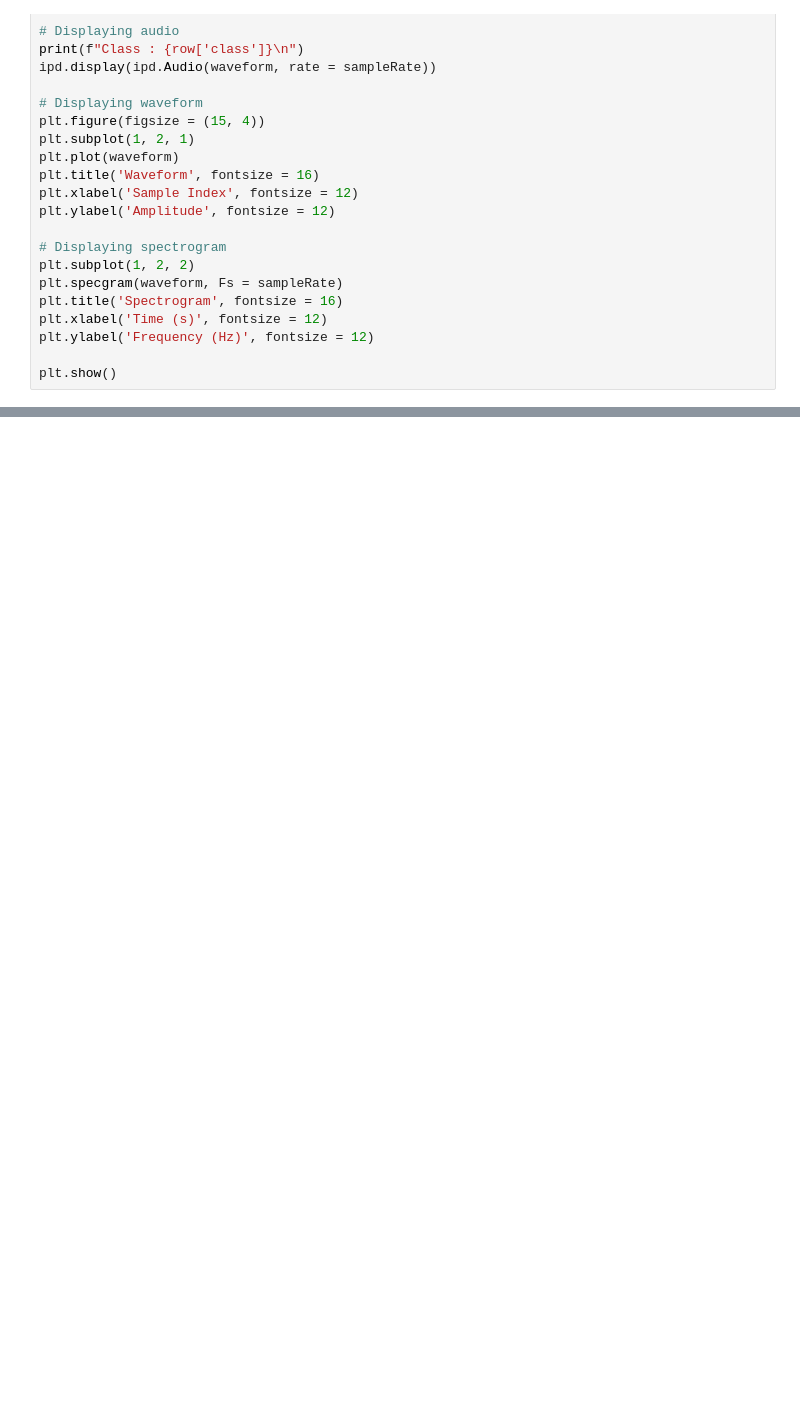
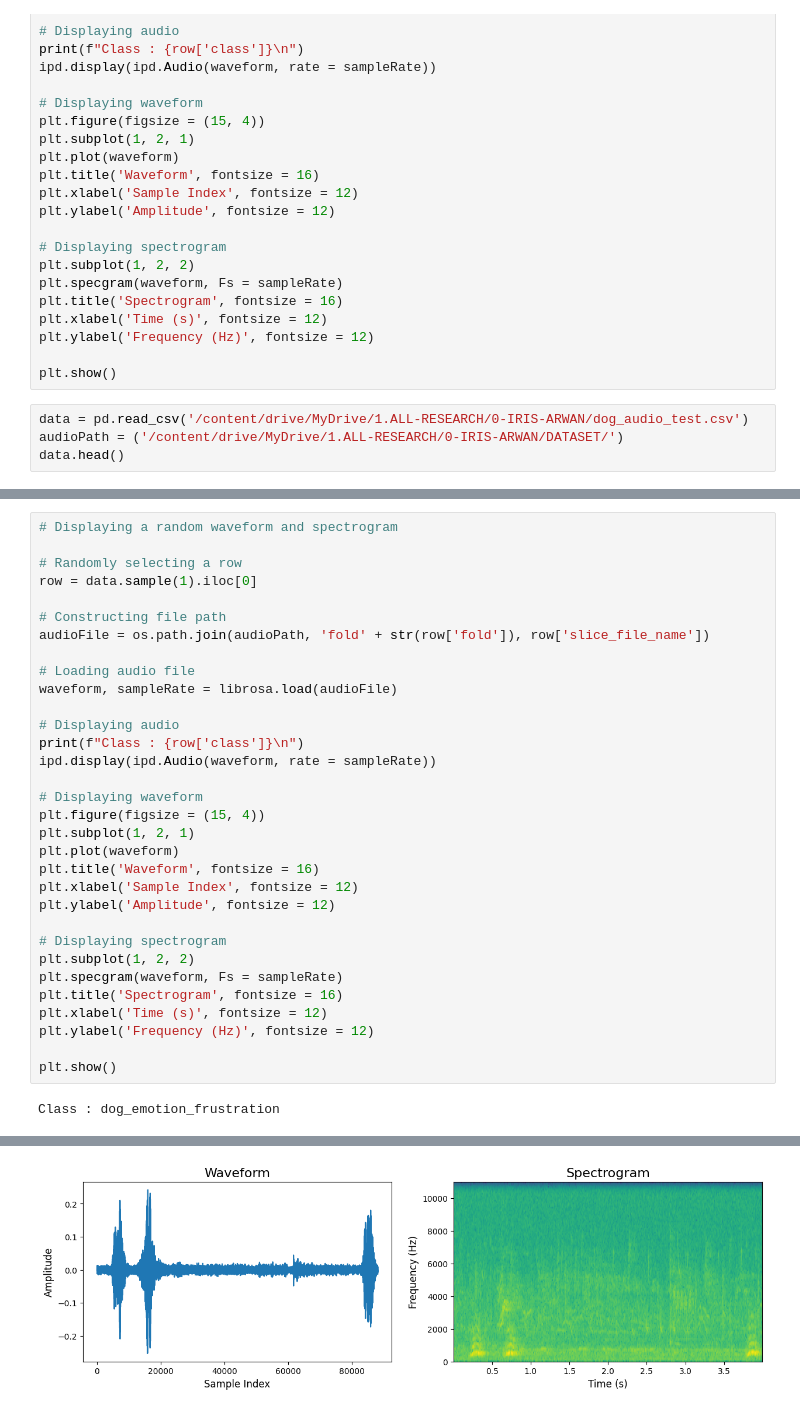
Before and after one commit to Arwan1/dog-repo, a Jupyter notebook: Dog_classification_project3.ipynb, the cells around one changed output, grey strips where cells are left out. Saved outputs shown, nothing was run; the diff lists cells and outputs as text; blank space fills up the shorter version.

```diff
--- a/Dog_classification_project3.ipynb
+++ b/Dog_classification_project3.ipynb
@@ -172,3 +172,7 @@ plt.xlabel('Time (s)', fontsize = 12)
 plt.ylabel('Frequency (Hz)', fontsize = 12)
 
 plt.show()
+# %%
+data = pd.read_csv('/content/drive/MyDrive/1.ALL-RESEARCH/0-IRIS-ARWAN/dog_audio_test.csv')
+audioPath = ('/content/drive/MyDrive/1.ALL-RESEARCH/0-IRIS-ARWAN/DATASET/')
+data.head()
@@ -174,0 +186,34 @@ plt.show()
+# %%
+# Displaying a random waveform and spectrogram
+
+# Randomly selecting a row
+row = data.sample(1).iloc[0]
+
+# Constructing file path
+audioFile = os.path.join(audioPath, 'fold' + str(row['fold']), row['slice_file_name'])
+
+# Loading audio file
+waveform, sampleRate = librosa.load(audioFile)
+
+# Displaying audio
+print(f"Class : {row['class']}\n")
+ipd.display(ipd.Audio(waveform, rate = sampleRate))
+
+# Displaying waveform
+plt.figure(figsize = (15, 4))
+plt.subplot(1, 2, 1)
+plt.plot(waveform)
+plt.title('Waveform', fontsize = 16)
+plt.xlabel('Sample Index', fontsize = 12)
+plt.ylabel('Amplitude', fontsize = 12)
+
+# Displaying spectrogram
+plt.subplot(1, 2, 2)
+plt.specgram(waveform, Fs = sampleRate)
+plt.title('Spectrogram', fontsize = 16)
+plt.xlabel('Time (s)', fontsize = 12)
+plt.ylabel('Frequency (Hz)', fontsize = 12)
+
+plt.show()
+# %% [output]
+Class : dog_emotion_frustration
@@ -174,0 +221 @@ plt.show()
+[figure, added]
```
Also changed, not shown: parts of 2 cells of this notebook.
